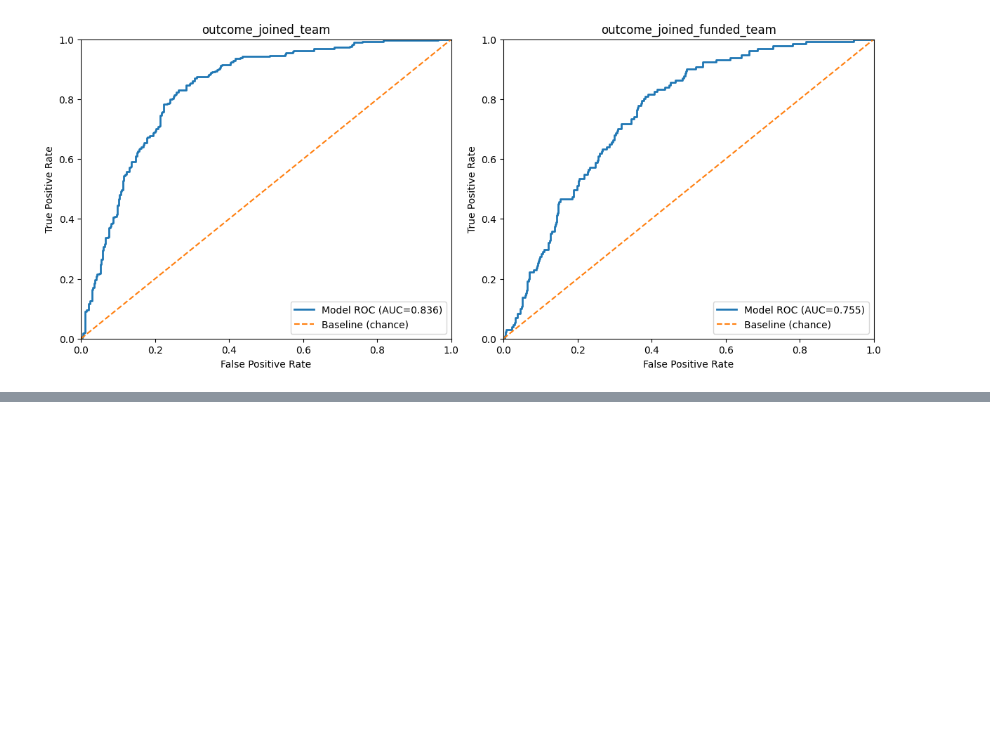
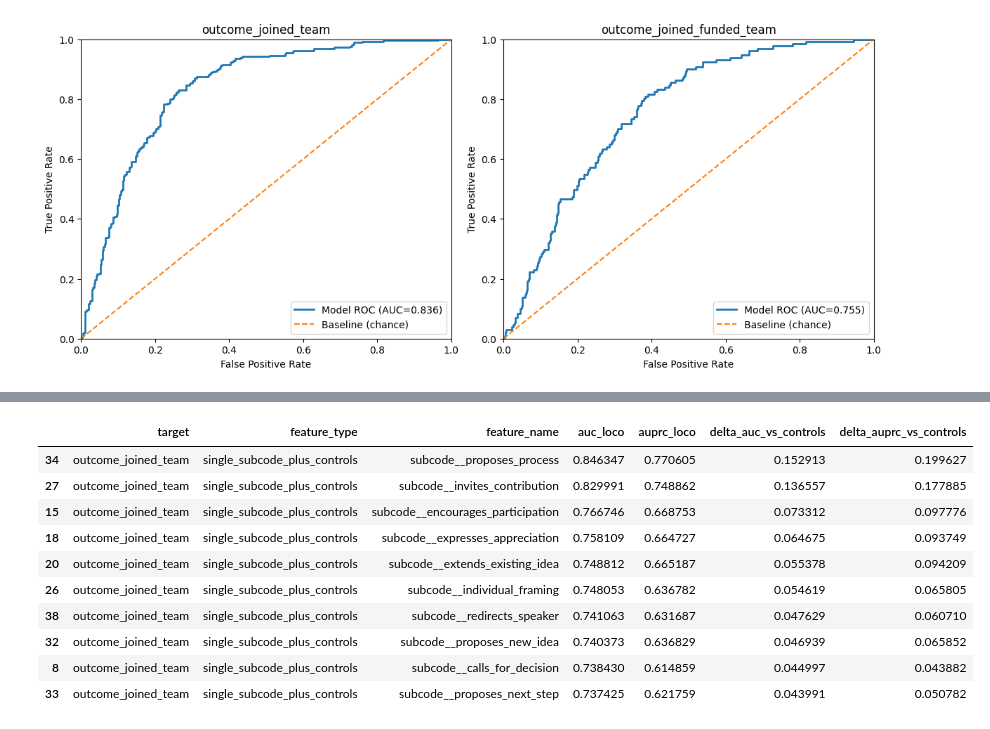
Before and after one commit to eveyhuang/gemini_data_analysis, a Jupyter notebook: analysis_v2/notebooks/7-person_level_modeling.ipynb, the cells around one changed output, grey strips where cells are left out. Cells and saved outputs as stored; diff of their text form; code cells hidden in the pictures; blank space fills up the shorter version.

```diff
--- a/analysis_v2/notebooks/7-person_level_modeling.ipynb
+++ b/analysis_v2/notebooks/7-person_level_modeling.ipynb
@@ -531,0 +611,81 @@ Saved: /Users/maxchalekson/Projects/gemini_data_analysis/analysis_v2/figures/per
+# %%
+# Controls-only vs controls+single-subcode (LOCO) results
+controls = [c for c in ['n_sessions_attended', 'speaking_seconds_total'] if c in person_df_detailed.columns]
+targets = ['outcome_joined_team', 'outcome_joined_funded_team']
+subcode_cols = [c for c in person_df_detailed.columns if c.startswith('subcode__')]
+
+# keep only sufficiently present subcodes
+min_total_count = 10
+subcode_cols = [c for c in subcode_cols if person_df_detailed[c].sum() >= min_total_count]
+
+pipe_sub = Pipeline([
+    ('imputer', SimpleImputer(strategy='median')),
+    ('scaler', StandardScaler()),
+    ('clf', LogisticRegression(max_iter=4000, class_weight='balanced')),
+])
+
+def loco_eval_feats(df, feature_list, target):
+    y_true_all, y_score_all = [], []
+    for holdout in sorted(df['conference'].unique()):
+        tr = df[df['conference'] != holdout]
+        te = df[df['conference'] == holdout]
+        if tr.empty or te.empty:
+            continue
+        if tr[target].nunique() < 2:
+            continue
+        X_tr = tr[feature_list]
+        X_te = te[feature_list]
+        y_tr = tr[target].astype(int)
+        y_te = te[target].astype(int)
+        pipe_sub.fit(X_tr, y_tr)
+        p = pipe_sub.predict_proba(X_te)[:, 1]
+        y_true_all.extend(y_te.tolist())
+        y_score_all.extend(p.tolist())
+    if len(set(y_true_all)) < 2:
+        return np.nan, np.nan
+    return roc_auc_score(y_true_all, y_score_all), average_precision_score(y_true_all, y_score_all)
+
+rows = []
+for target in targets:
+    base_auc, base_auprc = loco_eval_feats(person_df_detailed, controls, target)
+    rows.append({
+        'target': target,
+        'feature_type': 'controls_only',
+        'feature_name': '__controls__',
+        'auc_loco': base_auc,
+        'auprc_loco': base_auprc,
+        'delta_auc_vs_controls': 0.0,
+        'delta_auprc_vs_controls': 0.0,
+    })
+
+    for sc in subcode_cols:
+        feats = controls + [sc]
+        auc, auprc = loco_eval_feats(person_df_detailed, feats, target)
+        rows.append({
+            'target': target,
+            'feature_type': 'single_subcode_plus_controls',
+            'feature_name': sc,
+            'auc_loco': auc,
+            'auprc_loco': auprc,
+            'delta_auc_vs_controls': auc - base_auc if pd.notna(auc) and pd.notna(base_auc) else np.nan,
+            'delta_auprc_vs_controls': auprc - base_auprc if pd.notna(auprc) and pd.notna(base_auprc) else np.nan,
+        })
+
+detailed_results_df = pd.DataFrame(rows)
+detailed_results_path = V2_DATA_DIR / 'person_model_detailed_subcode_results.csv'
+detailed_results_df.to_csv(detailed_results_path, index=False)
+print('Saved:', detailed_results_path)
+
+for target in targets:
+    print(f'\\nTop subcodes by delta AUC for {target}:')
+    display(
+        detailed_results_df[
+            (detailed_results_df['target'] == target) &
+            (detailed_results_df['feature_type'] == 'single_subcode_plus_controls')
+        ]
+        .sort_values('delta_auc_vs_controls', ascending=False)
+        .head(10)
+    )
+
+detailed_results_df.head()
+# %% [output]
@@ -531,0 +695,11 @@ Saved: /Users/maxchalekson/Projects/gemini_data_analysis/analysis_v2/figures/per
+|  | target | feature_type | feature_name | auc_loco | auprc_loco | delta_auc_vs_controls | delta_auprc_vs_controls |
+| 34 | outcome_joined_team | single_subcode_plus_controls | subcode__proposes_process | 0.846347 | 0.770605 | 0.152913 | 0.199627 |
+| 27 | outcome_joined_team | single_subcode_plus_controls | subcode__invites_contribution | 0.829991 | 0.748862 | 0.136557 | 0.177885 |
+| 15 | outcome_joined_team | single_subcode_plus_controls | subcode__encourages_participation | 0.766746 | 0.668753 | 0.073312 | 0.097776 |
+| 18 | outcome_joined_team | single_subcode_plus_controls | subcode__expresses_appreciation | 0.758109 | 0.664727 | 0.064675 | 0.093749 |
+| 20 | outcome_joined_team | single_subcode_plus_controls | subcode__extends_existing_idea | 0.748812 | 0.665187 | 0.055378 | 0.094209 |
+| 26 | outcome_joined_team | single_subcode_plus_controls | subcode__individual_framing | 0.748053 | 0.636782 | 0.054619 | 0.065805 |
+| 38 | outcome_joined_team | single_subcode_plus_controls | subcode__redirects_speaker | 0.741063 | 0.631687 | 0.047629 | 0.060710 |
+| 32 | outcome_joined_team | single_subcode_plus_controls | subcode__proposes_new_idea | 0.740373 | 0.636829 | 0.046939 | 0.065852 |
+| 8 | outcome_joined_team | single_subcode_plus_controls | subcode__calls_for_decision | 0.738430 | 0.614859 | 0.044997 | 0.043882 |
+| 33 | outcome_joined_team | single_subcode_plus_controls | subcode__proposes_next_step | 0.737425 | 0.621759 | 0.043991 | 0.050782 |
```
Also changed, not shown: parts of 3 cells of this notebook, 6 other files.
